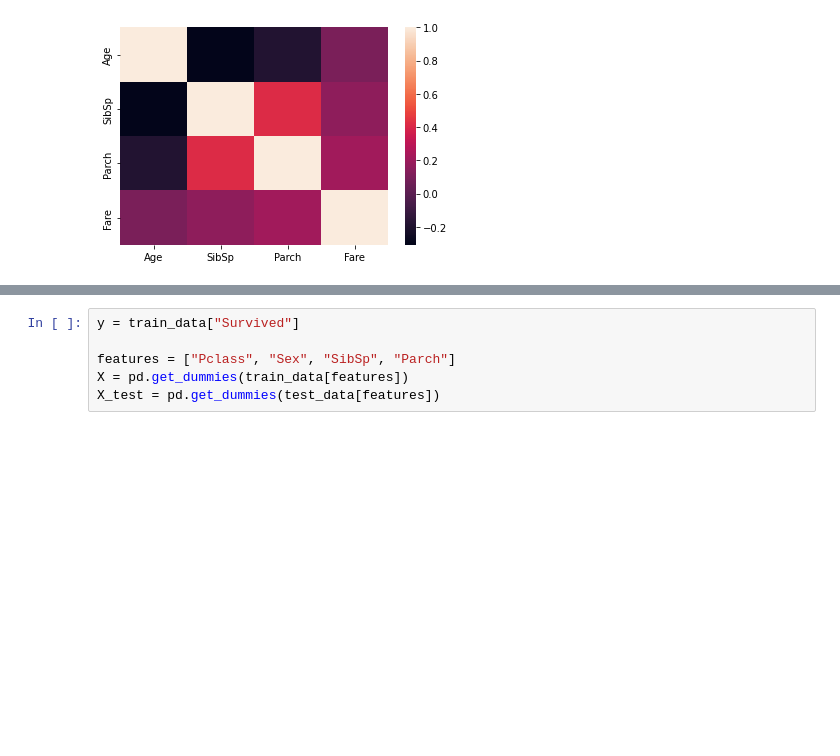
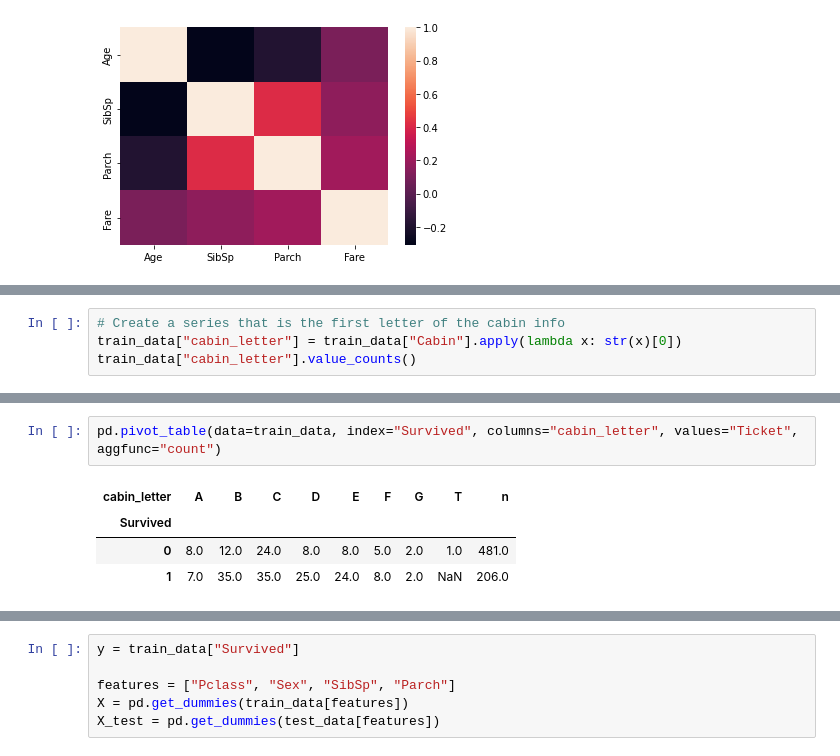
Before and after one commit to willschlitzer/kaggle-titanic, a Jupyter notebook: titanic-firsttry.ipynb, the cells around one changed output, grey strips where cells are left out. Cells and saved outputs as stored; diff of their text form; blank space fills up the shorter version.

Commit message:
Kaggle Notebook | titanic-first-attempt | Version 8

```diff
--- a/titanic-firsttry.ipynb
+++ b/titanic-firsttry.ipynb
@@ -163,0 +195,4 @@ sns.heatmap(training_numerical.corr())
+# %%
+# Create a series that is the first letter of the cabin info
+train_data["cabin_letter"] = train_data["Cabin"].apply(lambda x: str(x)[0])
+train_data["cabin_letter"].value_counts()
@@ -163,0 +210,7 @@ sns.heatmap(training_numerical.corr())
+# %%
+pd.pivot_table(data=train_data, index="Survived", columns="cabin_letter", values="Ticket", aggfunc="count")
+# %% [output]
+| cabin_letter | A | B | C | D | E | F | G | T | n |
+| Survived |  |  |  |  |  |  |  |  |  |
+| 0 | 8.0 | 12.0 | 24.0 | 8.0 | 8.0 | 5.0 | 2.0 | 1.0 | 481.0 |
+| 1 | 7.0 | 35.0 | 35.0 | 25.0 | 24.0 | 8.0 | 2.0 | NaN | 206.0 |
```
Also changed, not shown: parts of 18 cells of this notebook.
